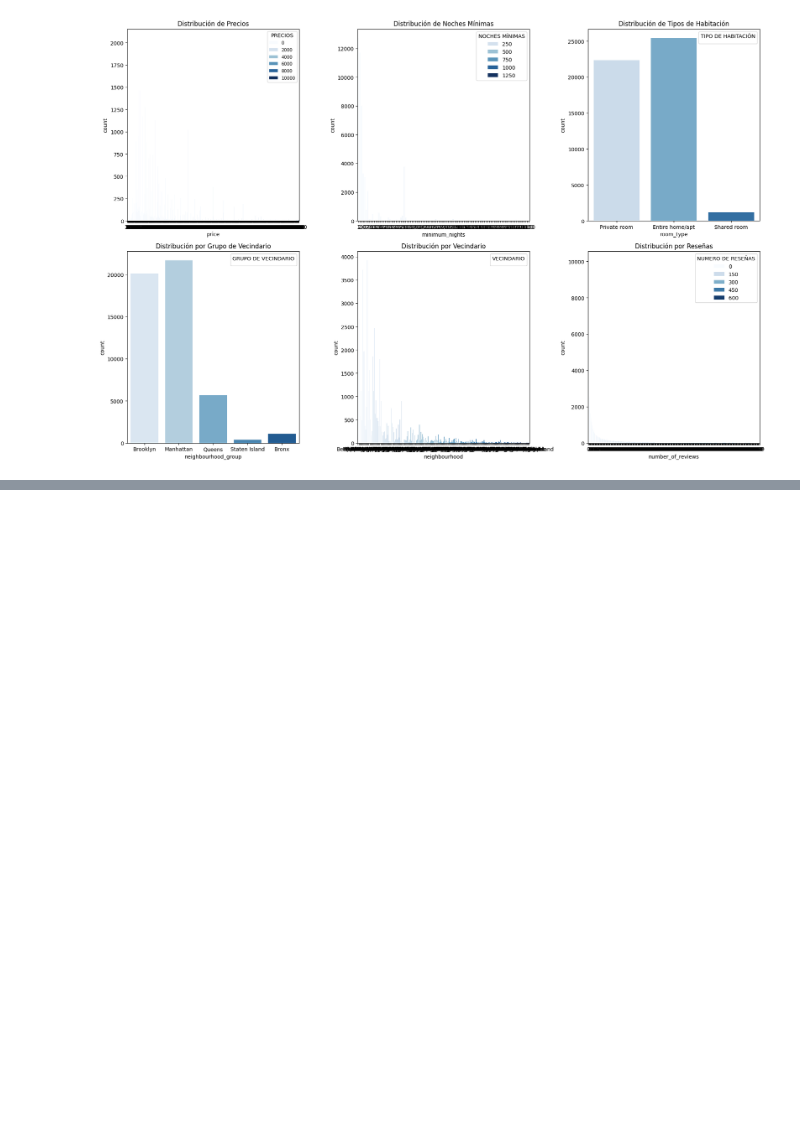
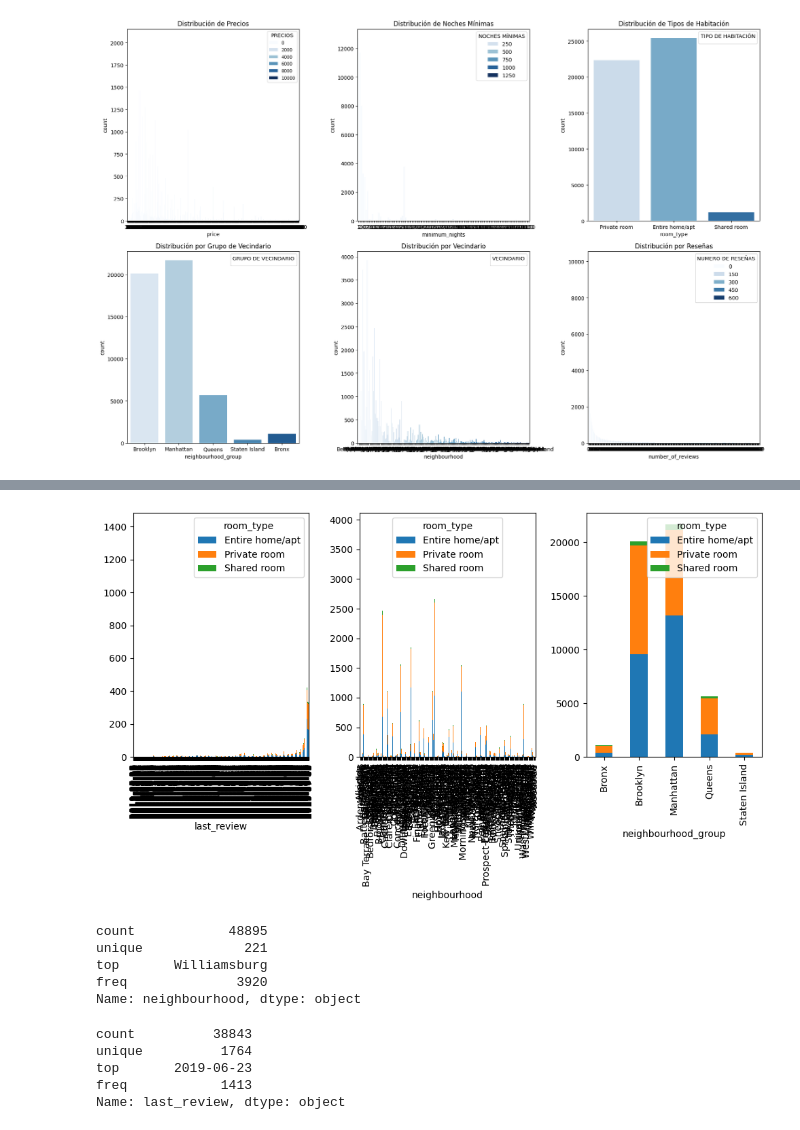
Before and after one commit to Jorge3127/machine-learning-python-template-Jorge3127, a Jupyter notebook: src/explore.ipynb, the cells around one changed output, grey strips where cells are left out. Cells and saved outputs as stored; diff of their text form; code cells hidden in the pictures; blank space fills up the shorter version.

```diff
--- a/src/explore.ipynb
+++ b/src/explore.ipynb
@@ -301,0 +300,36 @@ REPRESENTAREMOS LA RELACION ENTRE EL PRECIO CON DISPONIBILIDAD
+# %%
+fig, axis = plt.subplots(1, 3, figsize = (10, 6))
+
+crosstab_last_review= pd.crosstab(df['last_review'], df['room_type'])
+crosstab_last_review.div(crosstab_last_review.sum(1).astype(float), axis=0)
+crosstab_last_review.plot(kind='bar', stacked=True, ax = axis[0])
+
+crosstab_neighbourhood = pd.crosstab(df['neighbourhood'], df['room_type'])
+crosstab_neighbourhood.div(crosstab_neighbourhood.sum(1).astype(float), axis=0)
+crosstab_neighbourhood.plot(kind='bar', stacked=True, ax = axis[1])
+
+crosstab_neighbourhood_group = pd.crosstab(df['neighbourhood_group'], df['room_type'])
+crosstab_neighbourhood_group.div(crosstab_neighbourhood_group.sum(1).astype(float), axis=0)
+crosstab_neighbourhood_group.plot(kind='bar', stacked=True, ax = axis[2])
+
+
+plt.tight_layout()
+plt.show()
+# %% [output]
+[figure, added]
+# %%
+df['neighbourhood_group'].describe()
+# %% [output]
+count            48895
+unique             221
+top       Williamsburg
+freq              3920
+Name: neighbourhood, dtype: object
+# %%
+df['last_review'].describe()
+# %% [output]
+count          38843
+unique          1764
+top       2019-06-23
+freq            1413
+Name: last_review, dtype: object
```
Also changed, not shown: parts of 9 cells of this notebook.
